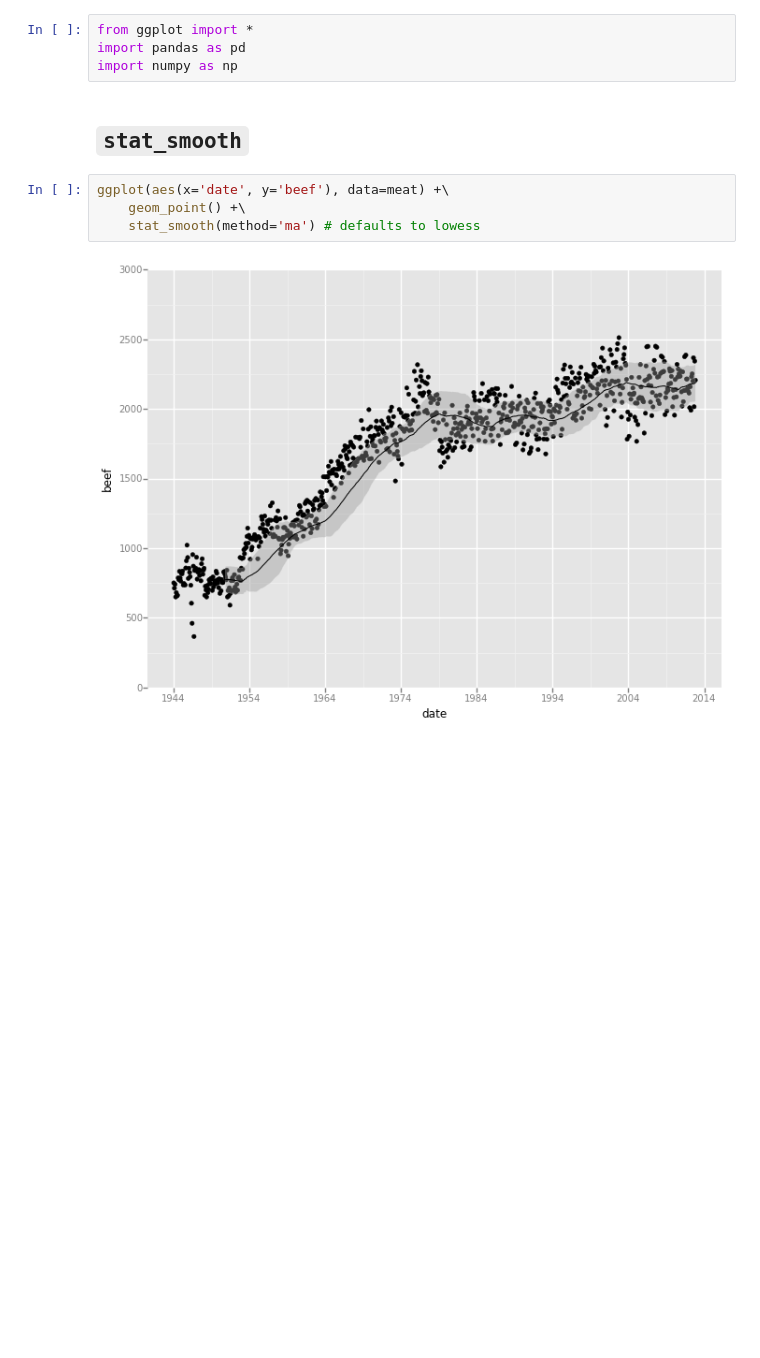
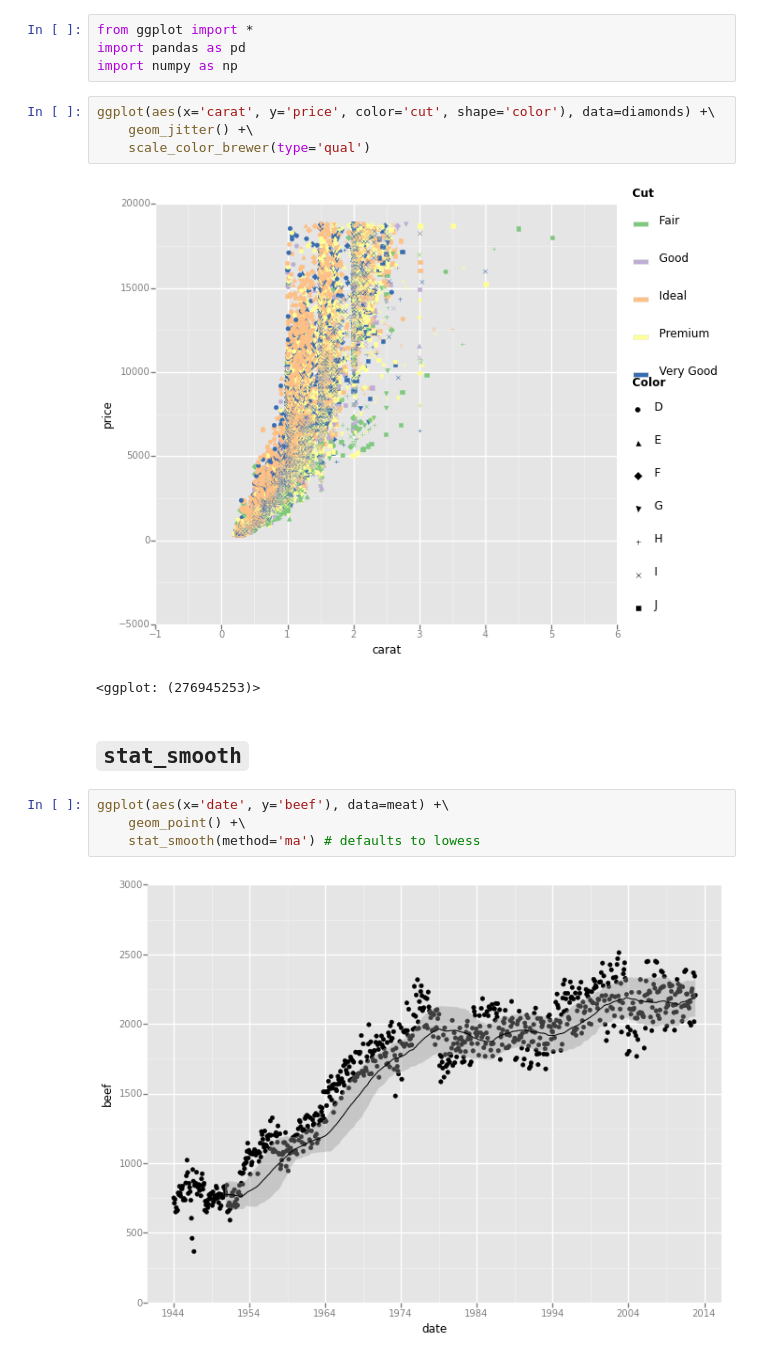
Before and after one commit to glamp/ggplot-tutorial, a Jupyter notebook: tutorial/02 - Stats, Facets, and Scaling.ipynb, the cells around one changed output. Cells and saved outputs as stored; diff of their text form; blank space fills up the shorter version.

```diff
--- a/tutorial/02 - Stats, Facets, and Scaling.ipynb
+++ b/tutorial/02 - Stats, Facets, and Scaling.ipynb
@@ -2,6 +2,13 @@
 from ggplot import *
 import pandas as pd
 import numpy as np
+# %%
+ggplot(aes(x='carat', y='price', color='cut', shape='color'), data=diamonds) +\
+    geom_jitter() +\
+    scale_color_brewer(type='qual')
+# %% [output]
+[figure, added]
+<ggplot: (276945253)>
 # %% [markdown]
 ## `stat_smooth`
 # %%
```
Also changed, not shown: 2 other files.
